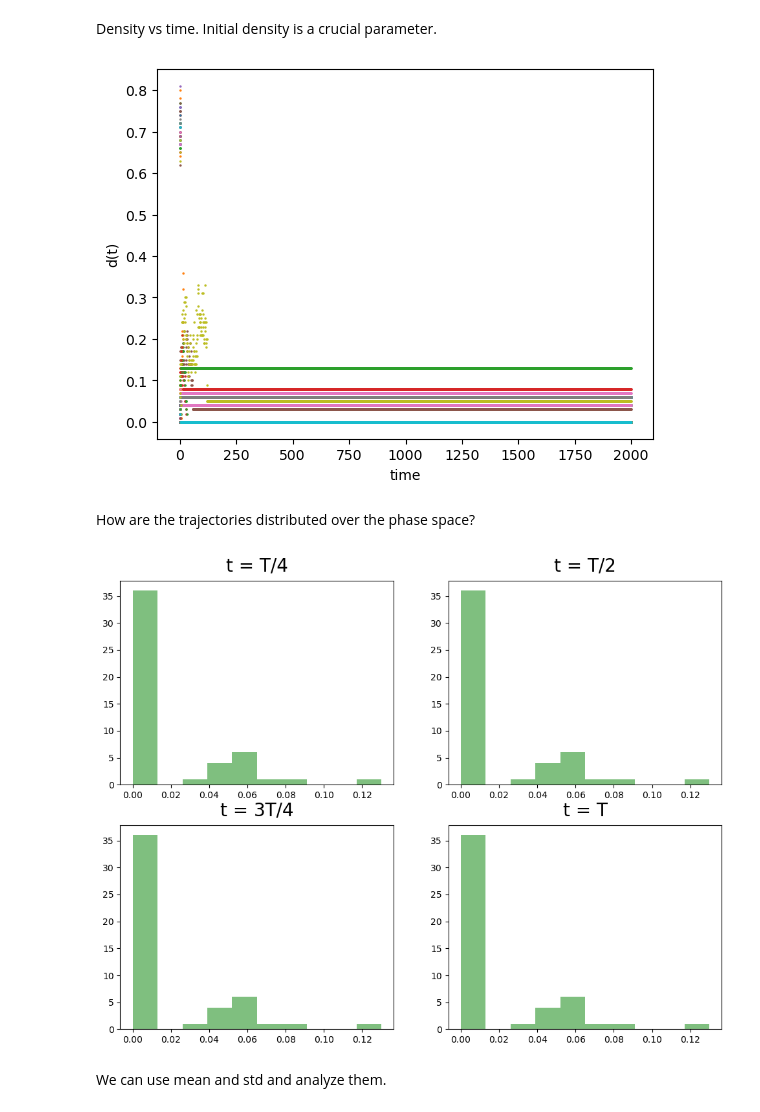
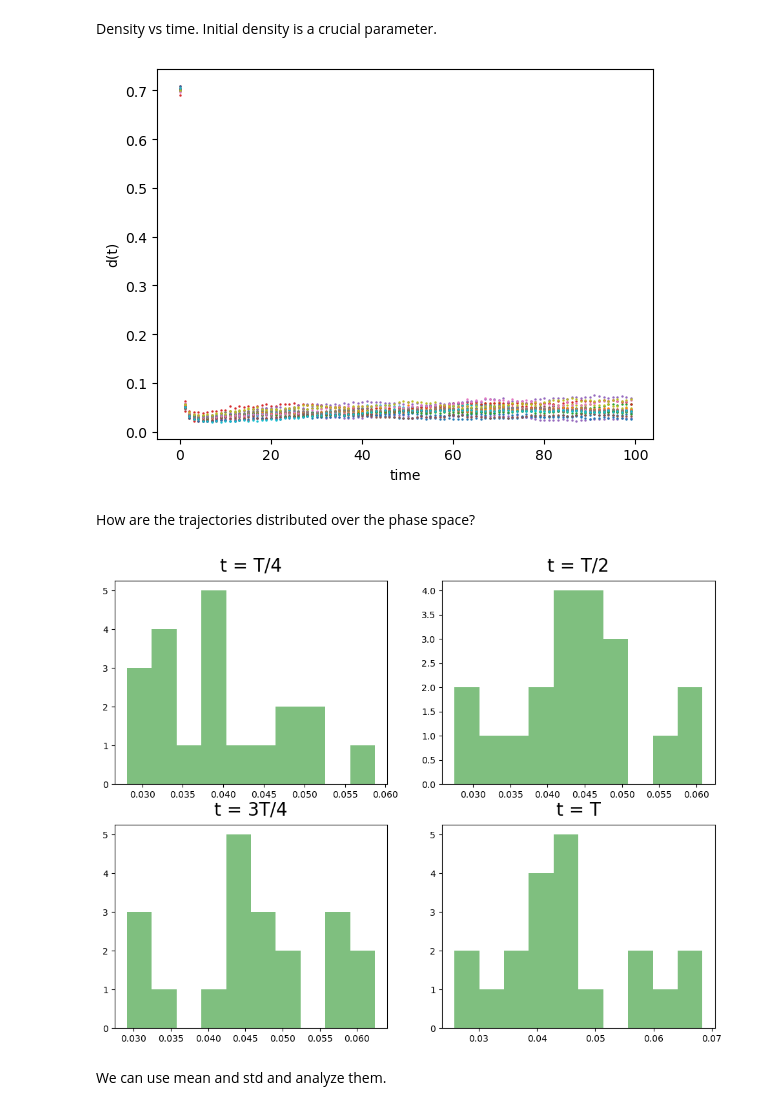
Before and after one commit to andrealorenzetto/LCP_projects_Y8_group9, a Jupyter notebook: Game_of_life.ipynb, the cells around one changed output. Cells and saved outputs as stored; diff of their text form; code cells hidden in the pictures.

```diff
--- a/Game_of_life.ipynb
+++ b/Game_of_life.ipynb
@@ -50,30 +50,30 @@ def evolve(world):
 # %% [markdown]
 Density vs time. Initial density is a crucial parameter.
 # %%
-N = 10
-T = 2000
-trajectories = 50
+N = 100
+T = 100
+trajectories = 20
 time = np.arange(T)
 initial_density = 0.7
 densities = []
 for i in range(trajectories):
     aux_density = []
     world = np.random.random((N,N))
     world[world > initial_density] = 0
     world[world != 0] = 1
     for j in range(T):
         aux_density.append(np.sum(world == 1)/N**2)
         world = evolve(world)
     plt.scatter(time,aux_density, s = 0.5)
     densities.append(aux_density)
 plt.xlabel("time")
 # plt.xlim(200,T)
 # plt.ylim(0,0.2)
 plt.ylabel("d(t)")
 plt.show()
 densities = np.array(densities)
 # %% [output]
-[figure, old version]
+[figure, new version]
 # %% [markdown]
 How are the trajectories distributed over the phase space?
 # %%
@@ -101,7 +101,7 @@ ax[1][1].hist(densities[:,T-1],10, histtype = 'stepfilled', alpha = 0.5, color =
 ax[1][1].set_title("t = T", fontsize=20, verticalalignment='bottom')
 plt.show()
 # %% [output]
-[figure, old version]
+[figure, new version]
 # %% [markdown]
 We can use mean and std and analyze them.
 # %%
```
Also changed, not shown: parts of 5 cells of this notebook.
